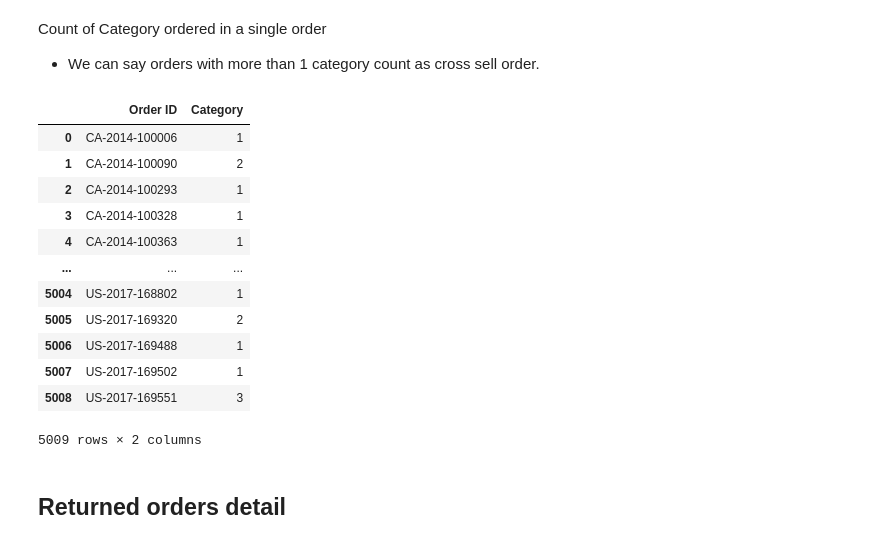
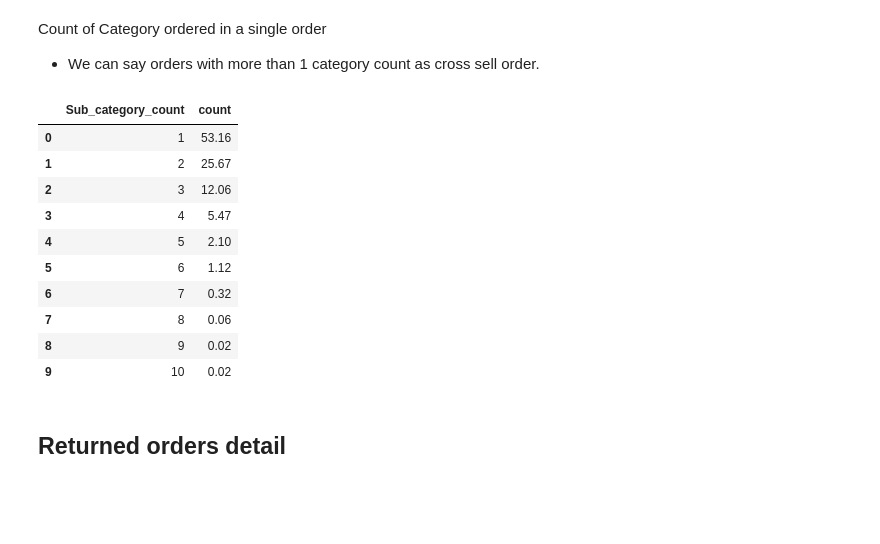
Before and after one commit to Aniket-Raikwar1/Superstore, a Jupyter notebook: Notebooks/Store_Analysis.ipynb, the cells around one changed output. Saved outputs shown, nothing was run; the diff lists cells and outputs as text; code cells hidden in the pictures; blank space fills up the shorter version.

```diff
--- a/Notebooks/Store_Analysis.ipynb
+++ b/Notebooks/Store_Analysis.ipynb
@@ -454,22 +392,24 @@ Name: Category, dtype: object
 # %% [markdown]
 Count of Category ordered in a single order
 - We can say orders with more than 1 category count as cross sell order.
-# %%
-pd.DataFrame(orders.groupby(by='Order ID')['Category'].nunique()).reset_index()
-# %% [output]
-|  | Order ID | Category |
-| 0 | CA-2014-100006 | 1 |
-| 1 | CA-2014-100090 | 2 |
-| 2 | CA-2014-100293 | 1 |
-| 3 | CA-2014-100328 | 1 |
-| 4 | CA-2014-100363 | 1 |
-| ... | ... | ... |
-| 5004 | US-2017-168802 | 1 |
-| 5005 | US-2017-169320 | 2 |
-| 5006 | US-2017-169488 | 1 |
-| 5007 | US-2017-169502 | 1 |
-| 5008 | US-2017-169551 | 3 |
-5009 rows × 2 columns
+# %%
+order_cat = orders.groupby(by='Order ID').agg(Category_count=('Category','nunique'),Sub_category_count=('Sub-Category','nunique')).reset_index()
+order_cat
+
+round(order_cat['Category_count'].value_counts()/len(order_cat)*100,2).reset_index()
+round(order_cat['Sub_category_count'].value_counts()/len(order_cat)*100,2).reset_index()
+# %% [output]
+|  | Sub_category_count | count |
+| 0 | 1 | 53.16 |
+| 1 | 2 | 25.67 |
+| 2 | 3 | 12.06 |
+| 3 | 4 | 5.47 |
+| 4 | 5 | 2.10 |
+| 5 | 6 | 1.12 |
+| 6 | 7 | 0.32 |
+| 7 | 8 | 0.06 |
+| 8 | 9 | 0.02 |
+| 9 | 10 | 0.02 |
 # %% [markdown]
 ## Returned orders detail
 # %% [markdown]
```
Also changed, not shown: parts of 10 cells of this notebook.
